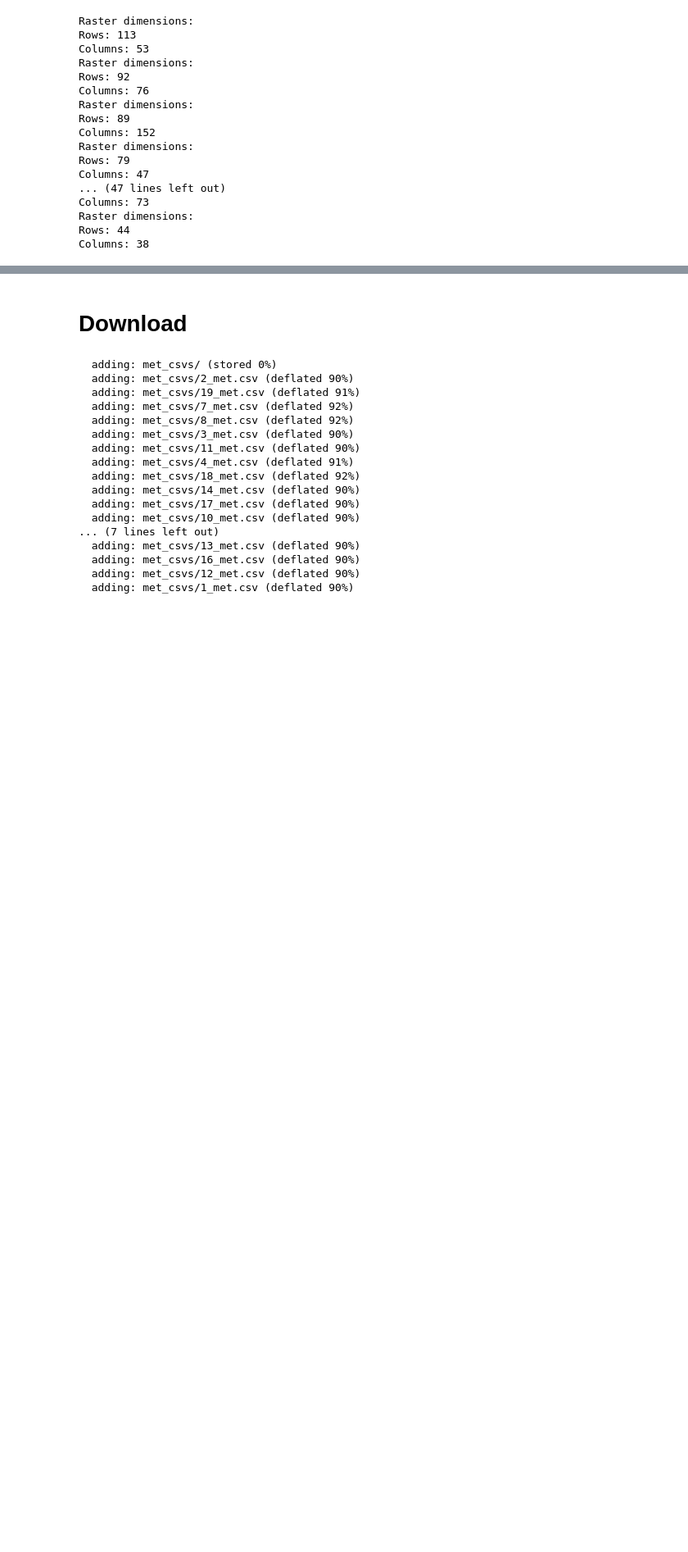
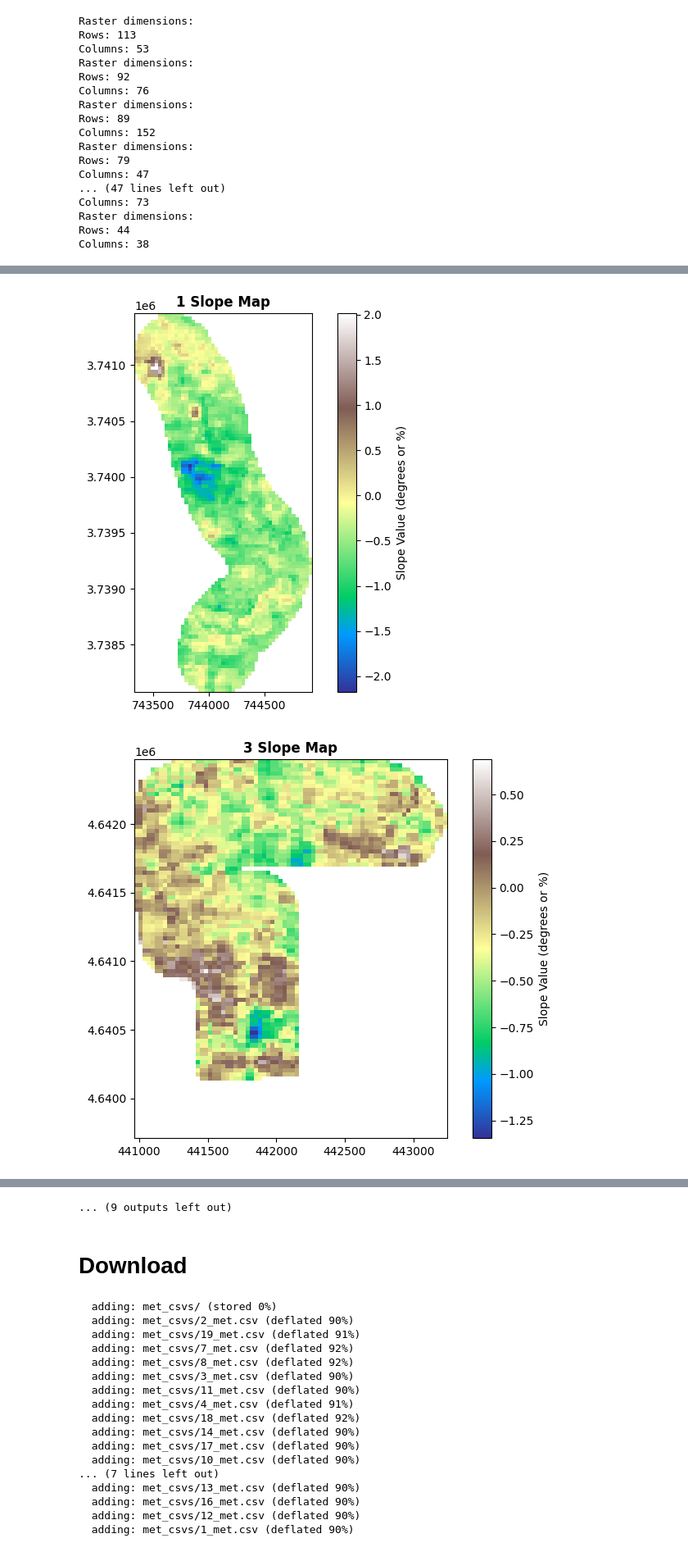
Before and after one commit to thomaslu678/Praxis-Lab-25-26, a Jupyter notebook: met/fetch_met_metadata.ipynb, the cells around one changed output, grey strips where cells are left out. Shown at 82% size. Saved outputs shown, nothing was run; the diff lists cells and outputs as text; code cells hidden in the pictures; blank space fills up the shorter version.

Commit message:
More met visuals

```diff
--- a/met/fetch_met_metadata.ipynb
+++ b/met/fetch_met_metadata.ipynb
@@ -995,11 +997,3 @@ Handled case 22
 processed_data_dfs.keys()
 # %% [output]
 dict_keys(['1', '3', '4', '5', '6', '7', '8', '9', '10', '11', '12', '13', '14', '15', '16', '17', '18', '19', '20', '21', '22'])
-# %%
-for id in processed_data_dfs.keys():
-    plt.title("For id " + id)
-    plt.xlabel("Distance")
-    plt.ylabel("Slope")
-
-    plt.scatter(processed_data_dfs[id]['points']['distance'], processed_data_dfs[id]['points']['slope'])
-    plt.show()
@@ -1139,11 +1236,3 @@ Columns: 73
 Raster dimensions:
 Rows: 44
 Columns: 38
-# %%
-from rasterio.plot import show
-
-# Open the saved file and show it
-for id in processed_data_dfs.keys():
-    with rasterio.open("/content/tifs/" + id + "_slope.tif") as src:
-        show(src, title=id + "Slope Map")
-        plt.show()
@@ -1163,0 +1239,16 @@ for id in processed_data_dfs.keys():
+# %%
+for id in processed_data_dfs.keys():
+  fig, ax = plt.subplots(figsize=(8, 6))
+
+  with rasterio.open(f"/content/tifs/{id}_slope.tif") as src:
+    # Plot the raster on the specified axis
+    plot_result = show(src, ax=ax, title=f"{id} Slope Map", cmap="terrain")
+
+    # Get the image object from the plot result to create a colorbar
+    image_artist = plot_result.get_images()[0]
+    fig.colorbar(image_artist, ax=ax, label="Slope Value (degrees or %)")
+
+  plt.show()
+# %% [output]
+[figure, added]
+[figure, added]
@@ -1164,3 +1265,4 @@ for id in processed_data_dfs.keys():
+... (9 outputs left out)
 # %% [markdown]
 # Download
 # %%
```
Also changed, not shown: parts of 10 cells of this notebook.
